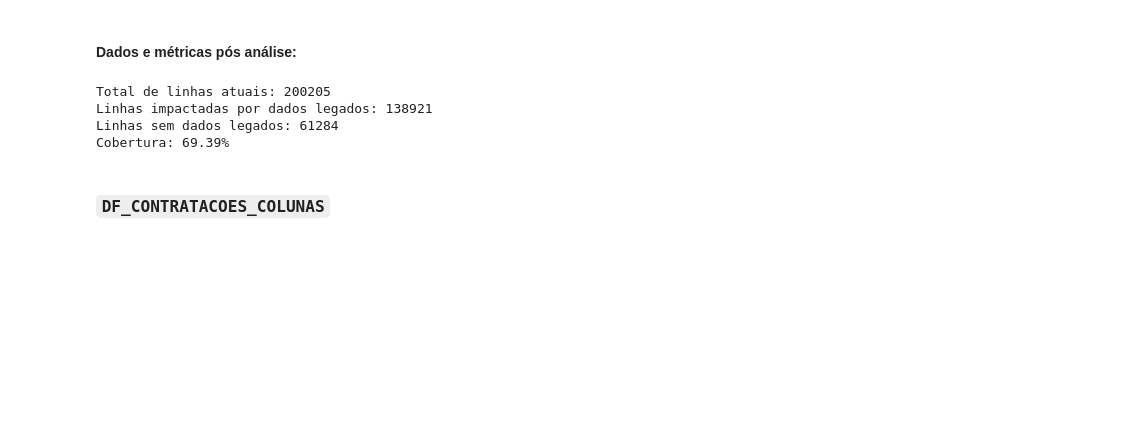
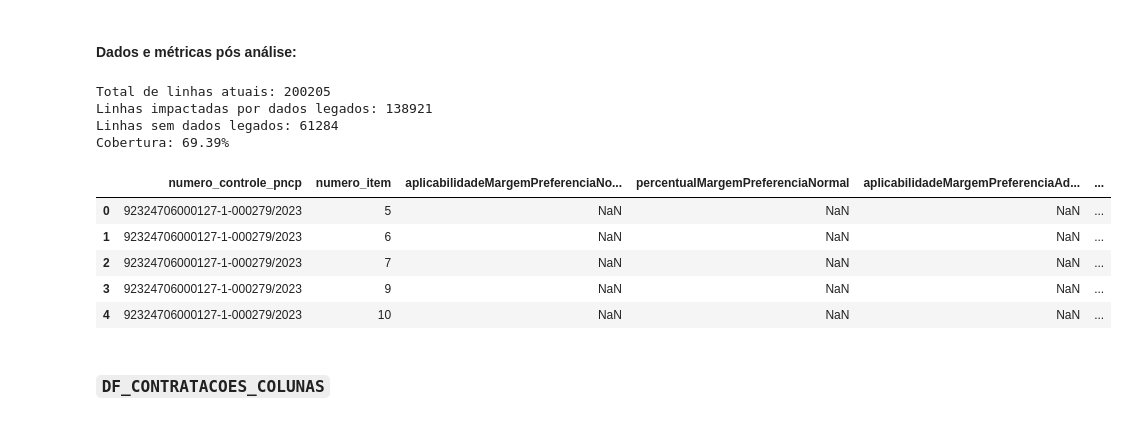
Before and after one commit to Transparencia-Brasil/cesta-de-precos-pncp, a Jupyter notebook: tasks/verifica-descontos/docs/analisa-colunas-para-ETL.ipynb, the cells around one changed output. Saved outputs shown, nothing was run; the diff lists cells and outputs as text; code cells hidden in the pictures; blank space fills up the shorter version.

```diff
--- a/tasks/verifica-descontos/docs/analisa-colunas-para-ETL.ipynb
+++ b/tasks/verifica-descontos/docs/analisa-colunas-para-ETL.ipynb
@@ -247,9 +247,13 @@ Linhas impactadas por dados legados: 138921
 Linhas sem dados legados: 61284
 Cobertura: 69.39%
 # %%
-DF_ITEM_HOMOLOGADO_COM_LEGADOS.drop(columns="_merge", inplace=True)
+DF_ITEM_HOMOLOGADO_COM_LEGADOS.drop(columns=["_merge", "tipoBeneficioNome", "criterioJulgamentoNome"], inplace=True)
 
-DF_ITEM_HOMOLOGADO_COM_LEGADOS.to_csv(
-    f"{base_dir}/tasks/verifica-descontos/outputs/itens_homologados_atualizados_com_legado.csv",
-    index=False
-)
+DF_ITEM_HOMOLOGADO_COM_LEGADOS.head()
+# %% [output]
+|  | numero_controle_pncp | numero_item | aplicabilidadeMargemPreferenciaNo... | percentualMargemPreferenciaNormal | aplicabilidadeMargemPreferenciaAd... | ... |
+| 0 | 92324706000127-1-000279/2023 | 5 | NaN | NaN | NaN | ... |
+| 1 | 92324706000127-1-000279/2023 | 6 | NaN | NaN | NaN | ... |
+| 2 | 92324706000127-1-000279/2023 | 7 | NaN | NaN | NaN | ... |
+| 3 | 92324706000127-1-000279/2023 | 9 | NaN | NaN | NaN | ... |
+| 4 | 92324706000127-1-000279/2023 | 10 | NaN | NaN | NaN | ... |
```
Also changed, not shown: parts of 1 cell of this notebook, 1 other file.
